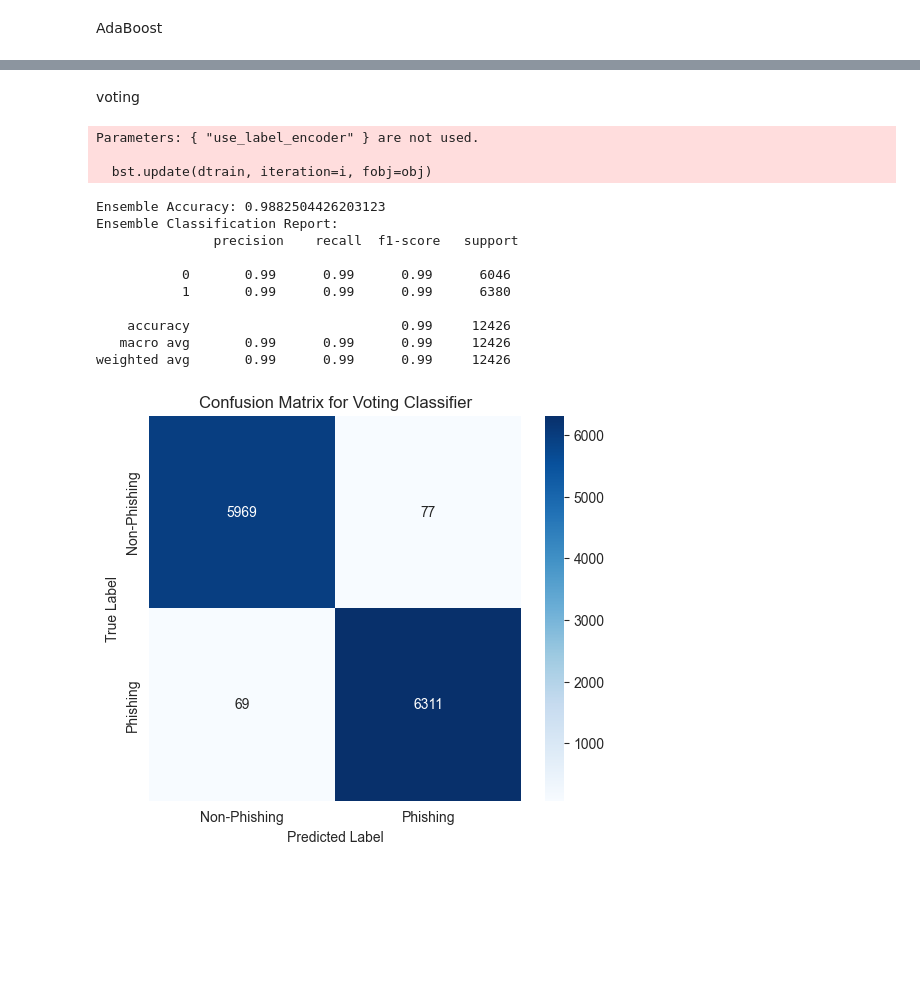
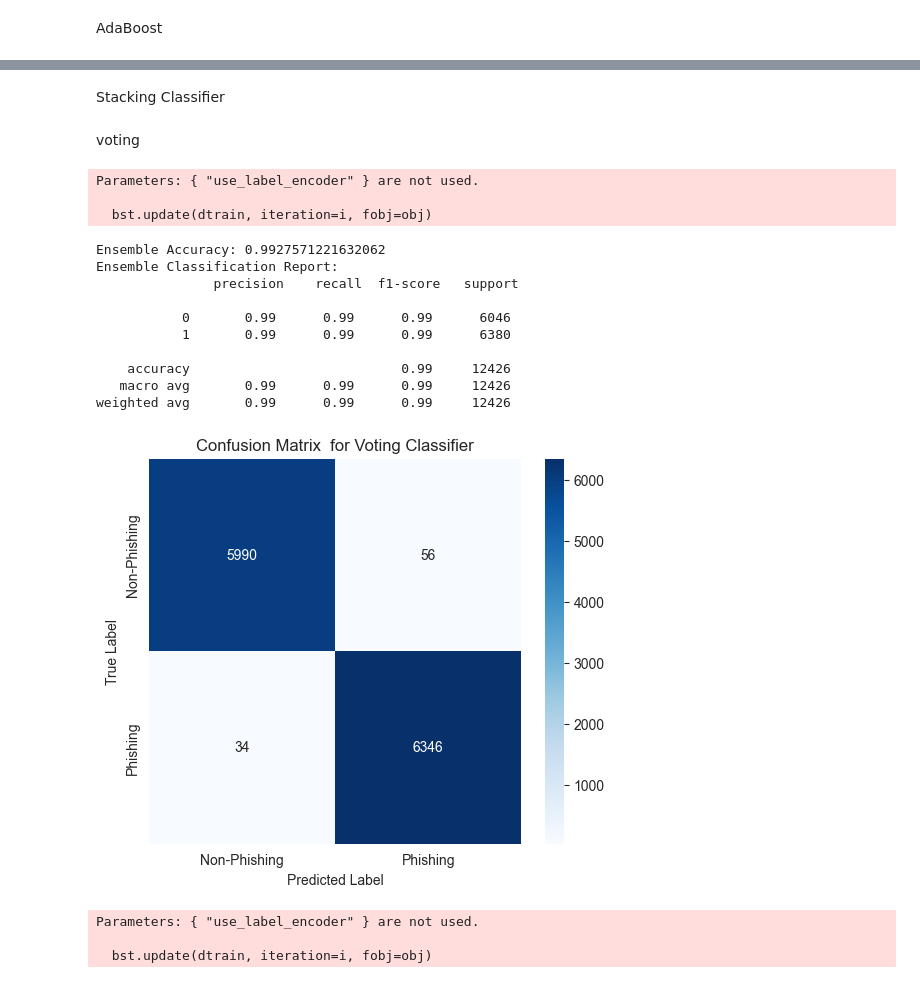
Before and after one commit to IngridSin/CyberSentinelML, a Jupyter notebook: IM/scripts/combine3.ipynb, the cells around one changed output, grey strips where cells are left out. Saved outputs shown, nothing was run; the diff lists cells and outputs as text; code cells hidden in the pictures; blank space fills up the shorter version.

```diff
--- a/IM/scripts/combine3.ipynb
+++ b/IM/scripts/combine3.ipynb
@@ -792,8 +752,7 @@ base_models = [
     ('nb', MultinomialNB()),
     ('rf', RandomForestClassifier(n_estimators=100, random_state=42)),
     ('xgb', XGBClassifier(use_label_encoder=False, eval_metric='logloss', random_state=42)),
-    ('knn', KNeighborsClassifier(n_neighbors=5)),
-    ('ada', AdaBoostClassifier(n_estimators=50, random_state=42))
+    ('knn', KNeighborsClassifier(n_neighbors=5))
 ]
 
 # Define meta-model
@@ -821,4 +780,4 @@ sns.heatmap(cm, annot=True, fmt='d', cmap='Blues', xticklabels=['Non-Phishing',
 plt.xlabel('Predicted Label')
 plt.ylabel('True Label')
 plt.title('Confusion Matrix for Voting Classifier')
-plt.show()
+plt.show() """
@@ -855,2 +784,4 @@ ValueError: Found input variables with inconsistent numbers of samples: [12426,
+# %% [markdown]
+Stacking Classifier
 # %% [markdown]
 voting
@@ -896,15 +790,15 @@ from sklearn.neighbors import KNeighborsClassifier
 from sklearn.ensemble import AdaBoostClassifier, VotingClassifier
 
 # Define base models
-nb_model = MultinomialNB()
-rf_model = RandomForestClassifier(n_estimators=100, random_state=42)
-xgb_model = XGBClassifier(use_label_encoder=False, eval_metric='logloss', random_state=42)
-knn_model = KNeighborsClassifier(n_neighbors=5)  # You can tune 'n_neighbors'
-ada_model = AdaBoostClassifier(n_estimators=50, random_state=42)
+nb_model = MultinomialNB(alpha=0.02)
+rf_model = RandomForestClassifier(n_estimators=670, random_state=42, n_jobs=-1)
+xgb_model = XGBClassifier(n_estimators=980, random_state=42, use_label_encoder=False, eval_metric='logloss', n_jobs=-1)
+logreg_model = LogisticRegression(C=9, random_state=42, n_jobs=-1)
+knn_model = KNeighborsClassifier(n_neighbors=6, n_jobs= -1)
 
 # Create Voting Classifier with all models
 ensemble_model = VotingClassifier(
-    estimators=[('nb', nb_model), ('rf', rf_model), ('xgb', xgb_model), ('knn', knn_model), ('ada', ada_model)],
+    estimators=[('nb', nb_model), ('rf', rf_model), ('xgb', xgb_model), ('knn', knn_model), ('logreg', logreg_model)],
     voting='soft'  # 'soft' voting uses probabilities, 'hard' voting uses majority class
 )
 
@@ -913,33 +807,68 @@ ensemble_model.fit(X_train, y_train)
 
 # Predictions
 y_pred = ensemble_model.predict(X_test)
+y_pred_proba_ensemble = ensemble_model.predict_proba(X_test)  # Define probabilities
 
 # Evaluate Performance
 print("Ensemble Accuracy:", accuracy_score(y_test, y_pred))
 print("Ensemble Classification Report:\n", classification_report(y_test, y_pred))
 
 # Compute Confusion Matrix
 cm = confusion_matrix(y_test, y_pred)
 
 # Plot Confusion Matrix
 plt.figure(figsize=(6, 5))
 sns.heatmap(cm, annot=True, fmt='d', cmap='Blues', xticklabels=['Non-Phishing', 'Phishing'], yticklabels=['Non-Phishing', 'Phishing'])
 plt.xlabel('Predicted Label')
 plt.ylabel('True Label')
 plt.title('Confusion Matrix  for Voting Classifier')
 plt.show()
 # %% [output]
 Parameters: { "use_label_encoder" } are not used.
 
   bst.update(dtrain, iteration=i, fobj=obj)
-Ensemble Accuracy: 0.9882504426203123
+Ensemble Accuracy: 0.9927571221632062
 Ensemble Classification Report:
                precision    recall  f1-score   support
 
            0       0.99      0.99      0.99      6046
            1       0.99      0.99      0.99      6380
 
     accuracy                           0.99     12426
    macro avg       0.99      0.99      0.99     12426
 weighted avg       0.99      0.99      0.99     12426
-[figure, old version]
+[figure, new version]
+# %%
+# Analyze individual model predictions and probabilities
+models = {'nb': nb_model, 'rf': rf_model, 'xgb': xgb_model, 'knn': knn_model, 'logreg': logreg_model}
+individual_preds = {}
+individual_probas = {}
+
+for name, model in models.items():
+    model.fit(X_train, y_train)  # Train individually
+    individual_preds[name] = model.predict(X_test)
+    individual_probas[name] = model.predict_proba(X_test)
+
+# Determine "winner" for each test instance
+winners = []
+ensemble_proba_1 = y_pred_proba_ensemble[:, 1]  # Ensemble prob for class 1
+n_samples = len(y_test)
+
+for i in range(n_samples):
+    ensemble_pred = y_pred[i]
+    ensemble_prob = ensemble_proba_1[i]
+
+    # Store each model's prediction and probability for this instance
+    model_scores = {}
+    for name in models:
+        pred = individual_preds[name][i]
+        prob = individual_probas[name][i, 1] if pred == 1 else individual_probas[name][i, 0]
+        model_scores[name] = (pred, prob)
+
+    # Winner: Model whose predicted class matches ensemble and has highest confidence
+    winner = max(model_scores, key=lambda k: model_scores[k][1] if model_scores[k][0] == ensemble_pred else -1)
+    winners.append(winner)
+# %% [output]
+Parameters: { "use_label_encoder" } are not used.
+
+  bst.update(dtrain, iteration=i, fobj=obj)
```
Also changed, not shown: parts of 16 cells of this notebook.
